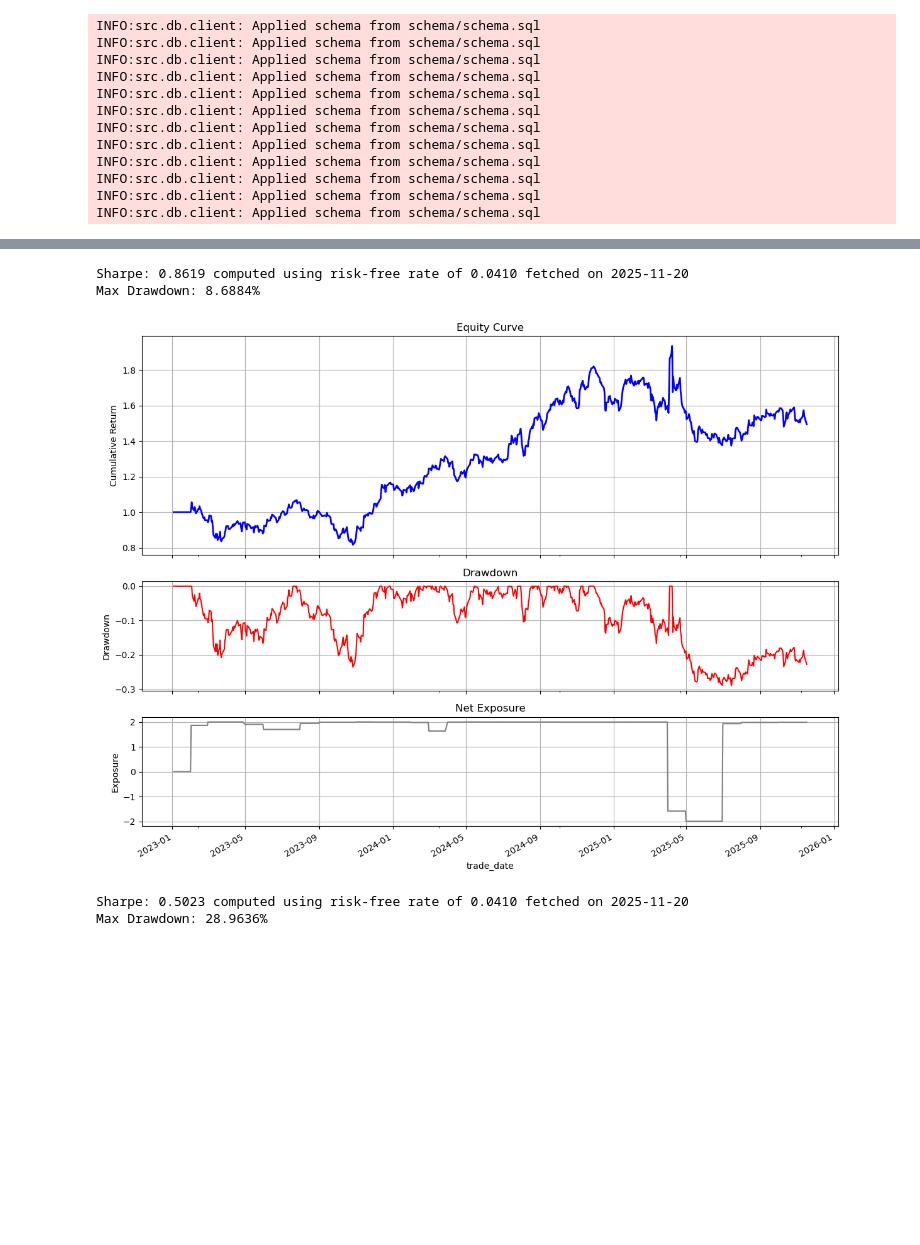
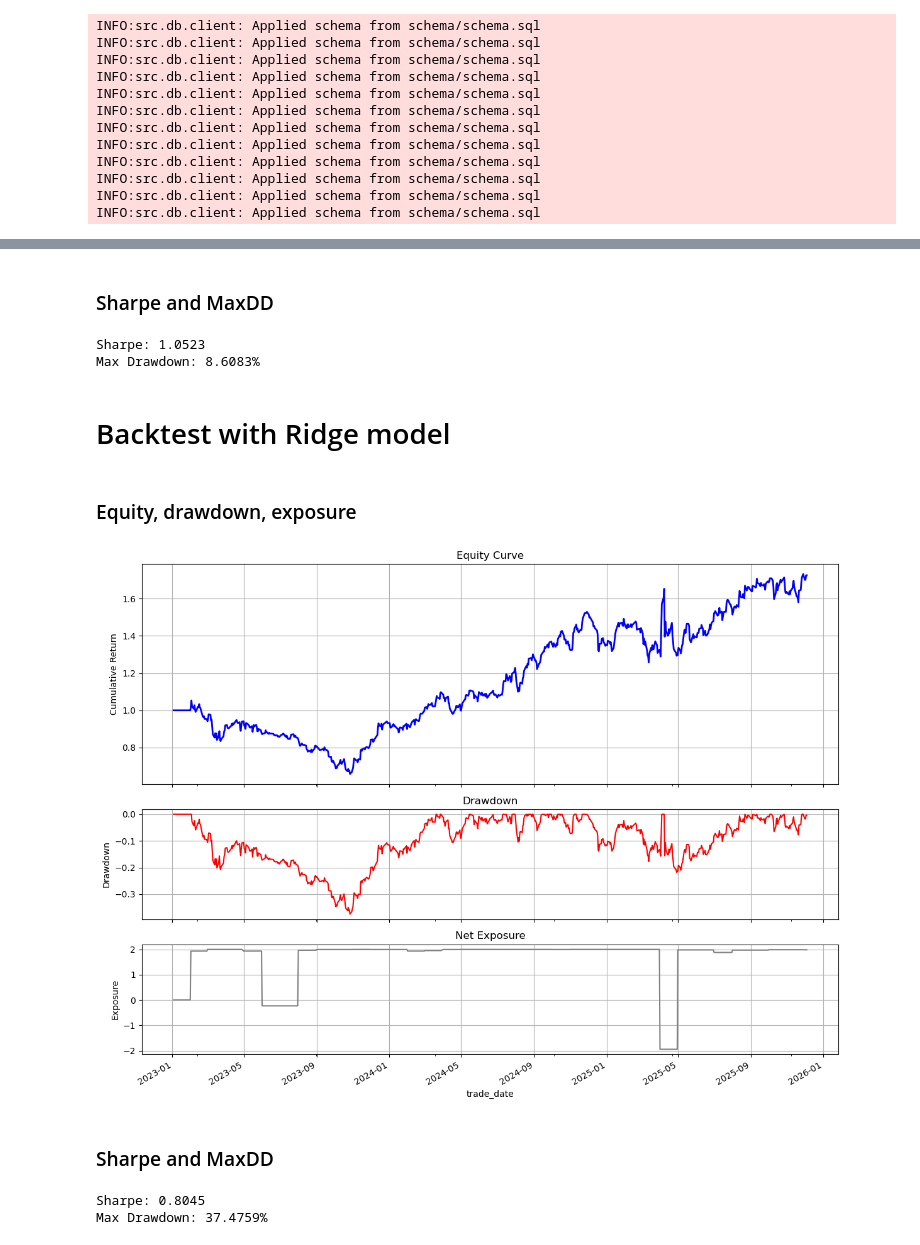
Before and after one commit to elphaim/multisector-pyFi, a Jupyter notebook: pipeline.ipynb, the cells around one changed output, grey strips where cells are left out. Drawn from its saved outputs; the diff is of its cells as text; code cells hidden in the pictures; blank space fills up the shorter version.

```diff
--- a/pipeline.ipynb
+++ b/pipeline.ipynb
@@ -42,7 +32,7 @@ All .env variables have been set
 # %%
-# Use Docker Postgres
-engine = get_engine(db_url) # type: ignore
-wait_for_db(db_url, timeout=30) # type: ignore
+# Use Docker Postgres DB
+engine = get_engine(settings.db_url)
+wait_for_db(settings.db_url, timeout=30)
 # %% [output]
 INFO:src.db.client: Database reachable at postgresql://postgres:pwd@localhost:5332/postgres
 True
@@ -90,7 +86,7 @@ def generate_rebalance_dates(start: str, end: str, freq: str = "monthly") -> lis
         raise ValueError("Unsupported frequency")
     return [d.strftime("%Y-%m-%d") for d in dates]
 
-rebalance_dates = generate_rebalance_dates(start=start_date, end=end_date, freq="monthly") # type: ignore
+rebalance_dates = generate_rebalance_dates(start=settings.start_date, end=settings.end_date, freq="monthly")
 # %%
 for date in rebalance_dates:
     df_factors = compute_factors_for_rebalance(engine, date)
@@ -123,11 +123,11 @@ for date in rebalance_dates:
     if scores.empty:
         continue
     vol = load_volatility(engine, date, "3m")
-    weights = volatility_adjusted_weights(scores, vol, target_gross)
+    weights = volatility_adjusted_weights(scores, vol, settings.target_gross)
     weights["rebalance_date"] = date
     all_weights.append(weights)
 
 weights_df = pd.concat(all_weights, ignore_index=True)
-results = run_backtest(engine, weights_df, start_date, end_date, cost_bps=10) # type: ignore
+results = run_backtest(engine, weights_df, settings.start_date, settings.end_date, cost_bps=10)
 plot_all(results)
 # %% [output]
@@ -185,11 +158,11 @@ for date in rebalance_dates:
     if ic_scores.empty:
         continue
     vol = load_volatility(engine, date, "3m")
-    ic_weights = volatility_adjusted_weights(ic_scores, vol, target_gross)
+    ic_weights = volatility_adjusted_weights(ic_scores, vol, settings.target_gross)
     ic_weights["rebalance_date"] = date
     ic_all_weights.append(ic_weights)
 
 ic_weights_df = pd.concat(ic_all_weights, ignore_index=True)
-ic_results = run_backtest(engine, ic_weights_df, start_date, end_date, cost_bps=10) # type: ignore
+ic_results = run_backtest(engine, ic_weights_df, settings.start_date, settings.end_date, cost_bps=10)
 plot_all(ic_results)
 # %% [output]
@@ -198,10 +170,12 @@ WARNING:src.backtest.optimizer: No aligned X/y for IC computation
+# %% [markdown]
+### Sharpe and MaxDD
 # %%
-ic_sharpe = compute_sharpe(returns=ic_results["pnl"], risk_free_rate=rf) # type: ignore
-print(f"Sharpe: {ic_sharpe:.4f} computed using risk-free rate of {rf:.4f} fetched on {rfd}")
-ic_cum_ret = compute_cumulative_returns_from_returns(returns=ic_results["pnl"])
-ic_drawdown = compute_drawdown_series(cum_returns=ic_cum_ret)
-ic_mdd = ic_drawdown.abs().max()
+ic_sharpe = compute_sharpe(returns=ic_results["pnl"], risk_free_rate=0)
+print(f"Sharpe: {ic_sharpe:.4f}")
+ic_mdd = ic_results["drawdown"].abs().max()
 print("Max Drawdown: {:.4%}".format(ic_mdd))
 # %% [output]
-Sharpe: 0.8619 computed using risk-free rate of 0.0410 fetched on 2025-11-20
-Max Drawdown: 8.6884%
+Sharpe: 1.0523
+Max Drawdown: 8.6083%
+# %% [markdown]
+# Backtest with Ridge model
@@ -208,29 +184,31 @@ Max Drawdown: 8.6884%
+# %% [markdown]
+### Equity, drawdown, exposure
 # %%
 # Use Ridge-scores with alpha = 1.0 and volatility adjusted weights
 
-r_all_weights = []
+ridge_all_weights = []
 
 for date in rebalance_dates:
-    r_scores = ridge_scoring(engine, date, factors=["mom_3m", "mom_6m", "mom_12m", "size", "roe"], alpha=1.0)
-    if r_scores.empty:
+    ridge_scores = ridge_scoring(engine, date, factors=["mom_3m", "mom_6m", "mom_12m", "size", "roe"], alpha=1.0)
+    if ridge_scores.empty:
         continue
     vol = load_volatility(engine, date, "3m")
-    r_weights = volatility_adjusted_weights(r_scores, vol, target_gross)
-    r_weights["rebalance_date"] = date
-    r_all_weights.append(r_weights)
+    ridge_weights = volatility_adjusted_weights(ridge_scores, vol, settings.target_gross)
+    ridge_weights["rebalance_date"] = date
+    ridge_all_weights.append(ridge_weights)
 
-r_weights_df = pd.concat(r_all_weights, ignore_index=True)
-r_results = run_backtest(engine, r_weights_df, start_date, end_date, cost_bps=10) # type: ignore
-plot_all(r_results)
+ridge_weights_df = pd.concat(ridge_all_weights, ignore_index=True)
+ridge_results = run_backtest(engine, ridge_weights_df, settings.start_date, settings.end_date, cost_bps=10)
+plot_all(ridge_results)
 # %% [output]
-[figure, old version]
+[figure, new version]
+# %% [markdown]
+### Sharpe and MaxDD
 # %%
-r_sharpe = compute_sharpe(returns=r_results["pnl"], risk_free_rate=rf) # type: ignore
-print(f"Sharpe: {r_sharpe:.4f} computed using risk-free rate of {rf:.4f} fetched on {rfd}")
-r_cum_ret = compute_cumulative_returns_from_returns(returns=r_results["pnl"])
-r_drawdown = compute_drawdown_series(cum_returns=r_cum_ret)
-r_mdd = r_drawdown.abs().max()
+r_sharpe = compute_sharpe(returns=ridge_results["pnl"], risk_free_rate=0)
+print(f"Sharpe: {r_sharpe:.4f}")
+r_mdd = ridge_results["drawdown"].abs().max()
 print("Max Drawdown: {:.4%}".format(r_mdd))
 # %% [output]
-Sharpe: 0.5023 computed using risk-free rate of 0.0410 fetched on 2025-11-20
-Max Drawdown: 28.9636%
+Sharpe: 0.8045
+Max Drawdown: 37.4759%
```
Also changed, not shown: parts of 37 cells of this notebook, 20 other files.
